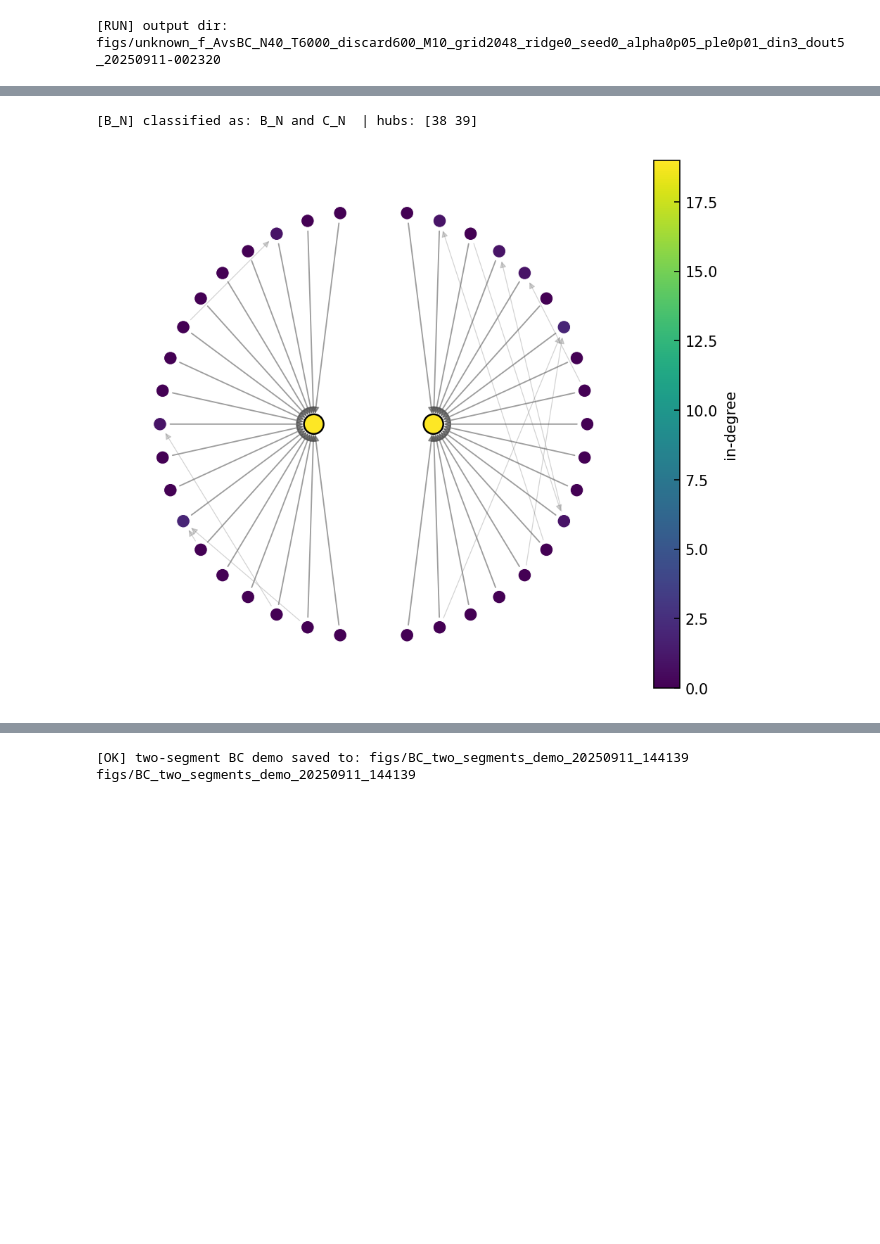
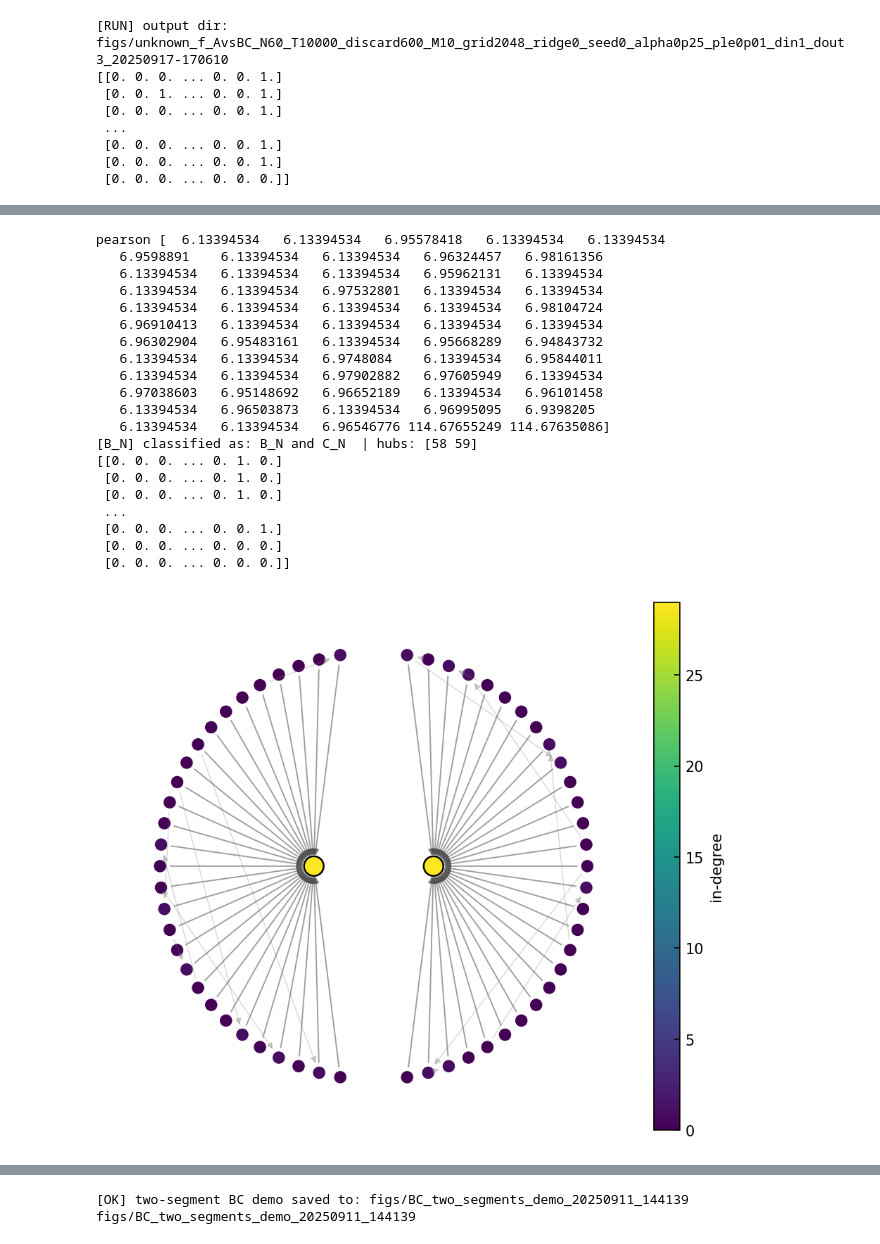
Before and after one commit to naive4E4A55/reconstruction, a Jupyter notebook: reconstruction_code.ipynb, the cells around one changed output, grey strips where cells are left out. Cells and saved outputs as stored; diff of their text form; code cells hidden in the pictures; blank space fills up the shorter version.

```diff
--- a/reconstruction_code.ipynb
+++ b/reconstruction_code.ipynb
@@ -1880,7 +2473,13 @@ def plot_S_distribution_1D(S, hubs, *,
     ax.set_xticks([0,1]); ax.set_xticklabels(["leaves", "hubs"])
     ax.set_ylabel(ylab)
     ax.set_title(f"{gname} · 1D distinction of S ({method})")
-    ax.legend(frameon=False, loc="best")
+    leg = ax.legend(loc="lower right",
+                frameon=True,
+                bbox_to_anchor=(1.0, 0.02),   # 更靠右下，可按需要微调
+                borderaxespad=0.4)
+    leg.get_frame().set_alpha(0.85)
+    leg.get_frame().set_edgecolor("none")
+
     _beautify_axes(ax)
     fig.tight_layout()
 
@@ -2015,12 +2614,12 @@ if __name__ == "__main__":
     """
     rename_ploy_dir_in_cwd()
     N, T, discard =60, 10000, 600
-    alpha = '0.05'
+    alpha = 0.25
 
     #local_map = logistic_map_decimal
     local_map = lambda x:Decimal(2)*x%Decimal(1)
     local_map_number = lambda x: 2*x%1
-    coupling  = coupling_x2y2
+    coupling  = coupling_cosxy
     #coupling  = coupling_sigmoid
 
     # IV. --- Vectorized utilities, isolated from the Decimal system -------------
@@ -2063,7 +2662,8 @@ if __name__ == "__main__":
             ts_points=TS_POINTS,
             lag_points=LAG_POINTS,
             seed=(hash(gname) ^ 0xBEEF) & 0xffffffff,
-            make_group_lagmaps=True
+            make_group_lagmaps=True,
+            local_map=local_map_number
         )
         if SAVE_FIGS:
             print(f"[Saved] {gname}: hubs={list(np.atleast_1d(hubs))}, leaves={chosen_leaves} -> {os.path.join(PLOTS_DIR, gname)}")
@@ -2086,15 +2686,16 @@ if __name__ == "__main__":
 
 
 
+
     # Compare two sequences to distinguish between B and C
-    trajB = GraphSystemDecimal(graph_B(N), alpha=alpha,
-                               local_map=local_map,
-                               coupling_fn=coupling,
-                               seed=1).run(T, discard)
-    trajC = GraphSystemDecimal(graph_C(N), alpha=alpha,
-                               local_map=local_map,
-                               coupling_fn=coupling,
-                               seed=2).run(T, discard)
+#     trajB = GraphSystemDecimal(graph_B(N), alpha=alpha,
+#                                local_map=local_map,
+#                                coupling_fn=coupling,
+#                                seed=1).run(T, discard)
+#     trajC = GraphSystemDecimal(graph_C(N), alpha=alpha,
+#                                local_map=local_map,
+#                                coupling_fn=coupling,
+#                                seed=2).run(T, discard)
 
 
 
@@ -2757,11 +3318,11 @@ def save_all_plots_unknown_f(result: dict,
 if __name__ == "__main__":
     # ===== 你的实验超参（按需要修改）=====
     p_leaf_edge   = 0.01
-    delta_in_max  = 3
-    delta_out_max = 5
+    delta_in_max  = 1
+    delta_out_max = 3
     seed_graph0   = 1            # 生成图/仿真的随机种子起点
-    N, T, discard = 40, 6000, 600
-    alpha         = "0.05"       # 生成轨迹用；分类器对 f 未知
+    N, T, discard = 60, 10000, 600
+    alpha         = 0.25       # 生成轨迹用；分类器对 f 未知
     M             = 10
     grid_size     = 2048
     ridge         = 0.0
@@ -2794,7 +3355,7 @@ if __name__ == "__main__":
 
         local_map = lambda x:Decimal(2)*x%Decimal(1)
         #local_map_number = lambda x: 2*x%1
-        coupling  = coupling_x2y2
+        coupling  = coupling_cosxy
 
         gs = GraphSystemDecimal(A, alpha=alpha,local_map=local_map,coupling_fn=coupling, seed=seed_graph)
         seed_graph += 1
@@ -2850,4 +3411,11 @@ if __name__ == "__main__":
 
     print(f"[OK] All figures & data saved to: {run_dir}")
 # %% [output]
-[RUN] output dir: figs/unknown_f_AvsBC_N40_T6000_discard600_M10_grid2048_ridge0_seed0_alpha0p05_ple0p01_din3_dout5_20250911-002320
+[RUN] output dir: figs/unknown_f_AvsBC_N60_T10000_discard600_M10_grid2048_ridge0_seed0_alpha0p25_ple0p01_din1_dout3_20250917-170610
+[[0. 0. 0. ... 0. 0. 1.]
+ [0. 0. 1. ... 0. 0. 1.]
+ [0. 0. 0. ... 0. 0. 1.]
+ ...
+ [0. 0. 0. ... 0. 0. 1.]
+ [0. 0. 0. ... 0. 0. 1.]
+ [0. 0. 0. ... 0. 0. 0.]]
@@ -2857,2 +3444,21 @@ if __name__ == "__main__":
-[B_N] classified as: B_N and C_N  | hubs: [38 39]
+pearson [  6.13394534   6.13394534   6.95578418   6.13394534   6.13394534
+   6.9598891    6.13394534   6.13394534   6.96324457   6.98161356
+   6.13394534   6.13394534   6.13394534   6.95962131   6.13394534
+   6.13394534   6.13394534   6.97532801   6.13394534   6.13394534
+   6.13394534   6.13394534   6.13394534   6.13394534   6.98104724
+   6.96910413   6.13394534   6.13394534   6.13394534   6.13394534
+   6.96302904   6.95483161   6.13394534   6.95668289   6.94843732
+   6.13394534   6.13394534   6.9748084    6.13394534   6.95844011
+   6.13394534   6.13394534   6.97902882   6.97605949   6.13394534
+   6.97038603   6.95148692   6.96652189   6.13394534   6.96101458
+   6.13394534   6.96503873   6.13394534   6.96995095   6.9398205
+   6.13394534   6.13394534   6.96546776 114.67655249 114.67635086]
+[B_N] classified as: B_N and C_N  | hubs: [58 59]
+[[0. 0. 0. ... 0. 1. 0.]
+ [0. 0. 0. ... 0. 1. 0.]
+ [0. 0. 0. ... 0. 1. 0.]
+ ...
+ [0. 0. 0. ... 0. 0. 1.]
+ [0. 0. 0. ... 0. 0. 0.]
+ [0. 0. 0. ... 0. 0. 0.]]
-[figure, old version]
+[figure, new version]
```
Also changed, not shown: parts of 18 cells of this notebook.
